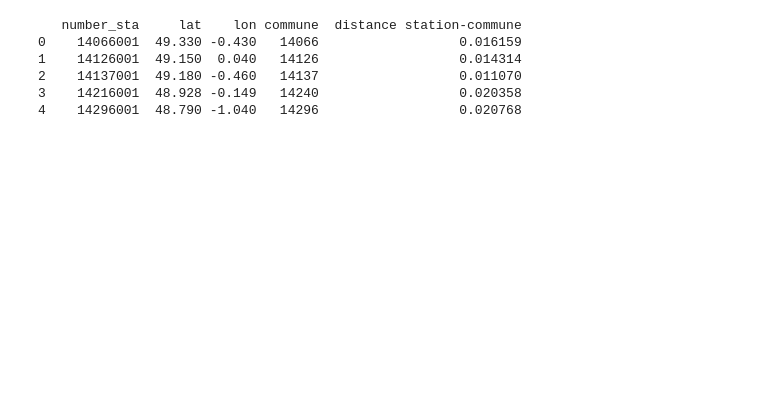
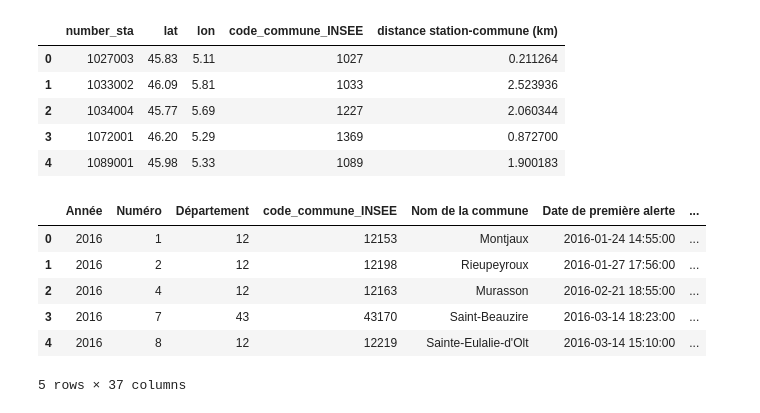
Before and after one commit to felixdechamps/ensae-prog2A, a Jupyter notebook: notebookincendies.ipynb, the cells around one changed output. Saved outputs shown, nothing was run; the diff lists cells and outputs as text; code cells hidden in the pictures; blank space fills up the shorter version.

```diff
--- a/notebookincendies.ipynb
+++ b/notebookincendies.ipynb
@@ -31,0 +18,16 @@ print(df_stations_NW.head())
+# %%
+df_stations_SE = df_stations_SE.drop_duplicates()
+liste_regions = ['Corse', "Provence-Alpes-Côte d'Azur", "Occitanie", "Auvergne-Rhône-Alpes", 'Nouvelle-Aquitaine']
+df_communes = df_communes[df_communes['region'].isin(liste_regions)]
+
+def distance(lat1,lon1,lat2,lon2):
+    """ INPUT : les coordonnées GPS de deux points
+        OUTPUT : la distance entre ces deux points à vol d'oiseau
+    """
+    return 6371*np.arccos(np.sin(lat1*np.pi/180)*np.sin(lat2*np.pi/180)+np.cos(lat1*np.pi/180)*np.cos(lat2*np.pi/180)*np.cos((lon2-lon1)*np.pi/180))
+
+# créer une colonne vide "commune" :
+df_stations_SE['commune']=""
+# créer la colonne "distance station-commune" exprimée en km, arbitrairement égale à 0 pour l'instant :
+df_stations_SE['distance station-commune (km)']=0
+display(df_stations_SE.head())
@@ -57,9 +75,17 @@ See the caveats in the documentation: https://pandas.pydata.org/pandas-docs/stab
-# %%
-print(df_stations_NW.head())
-# %% [output]
-   number_sta     lat    lon commune  distance station-commune
-0    14066001  49.330 -0.430   14066                  0.016159
-1    14126001  49.150  0.040   14126                  0.014314
-2    14137001  49.180 -0.460   14137                  0.011070
-3    14216001  48.928 -0.149   14240                  0.020358
-4    14296001  48.790 -1.040   14296                  0.020768
+# %%
+df_stations_SE = df_stations_SE.rename(columns = {'commune' :'code_commune_INSEE' })
+df_incendies = df_incendies.rename(columns = {'Code INSEE' : 'code_commune_INSEE' })
+# %% [output]
+|  | number_sta | lat | lon | code_commune_INSEE | distance station-commune (km) |
+| 0 | 1027003 | 45.83 | 5.11 | 1027 | 0.211264 |
+| 1 | 1033002 | 46.09 | 5.81 | 1033 | 2.523936 |
+| 2 | 1034004 | 45.77 | 5.69 | 1227 | 2.060344 |
+| 3 | 1072001 | 46.20 | 5.29 | 1369 | 0.872700 |
+| 4 | 1089001 | 45.98 | 5.33 | 1089 | 1.900183 |
+|  | Année | Numéro | Département | code_commune_INSEE | Nom de la commune | Date de première alerte | ... |
+| 0 | 2016 | 1 | 12 | 12153 | Montjaux | 2016-01-24 14:55:00 | ... |
+| 1 | 2016 | 2 | 12 | 12198 | Rieupeyroux | 2016-01-27 17:56:00 | ... |
+| 2 | 2016 | 4 | 12 | 12163 | Murasson | 2016-02-21 18:55:00 | ... |
+| 3 | 2016 | 7 | 43 | 43170 | Saint-Beauzire | 2016-03-14 18:23:00 | ... |
+| 4 | 2016 | 8 | 12 | 12219 | Sainte-Eulalie-d'Olt | 2016-03-14 15:10:00 | ... |
+5 rows × 37 columns
```
Also changed, not shown: parts of 5 cells of this notebook, 1 other file.
